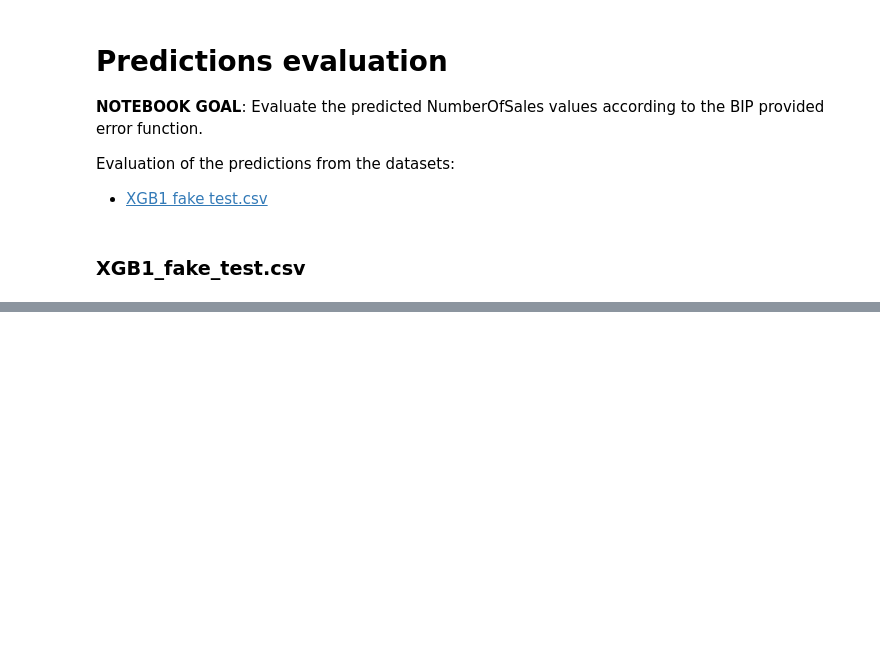
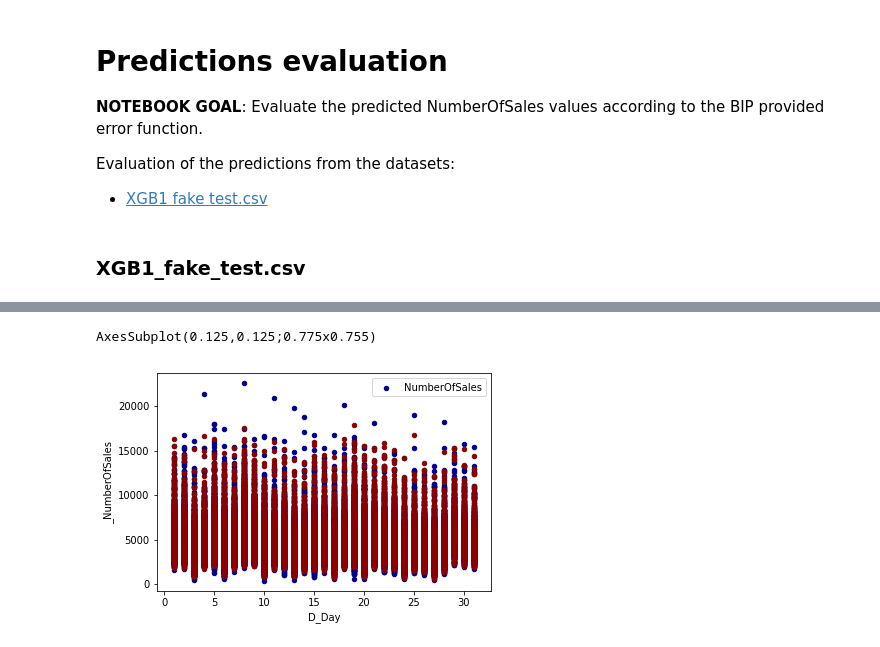
Before and after one commit to mirkomantovani/DMTM-project-BIP, a Jupyter notebook: Predictions_evaluation.ipynb, the cells around one changed output, grey strips where cells are left out. Saved outputs shown, nothing was run; the diff lists cells and outputs as text; code cells hidden in the pictures; blank space fills up the shorter version.

```diff
--- a/Predictions_evaluation.ipynb
+++ b/Predictions_evaluation.ipynb
@@ -25,6 +24,0 @@ XGB1.head()
-# %%
-# rename predicitons column in order to met requirements of get_BIP_error function
-pprint(list(XGB1.columns))
-XGB1['_NumberOfSales'] = XGB1['pred']
-XGB1.drop(['pred'], axis=1)
-XGB1.head()
@@ -60,0 +32,3 @@ BIP total error: 0.10100010471457493
+# %%
+pred_diff = XGB1[['StoreID', 'D_Day', 'NumberOfSales', '_NumberOfSales']]
+pred_diff.head()
@@ -60,0 +42,13 @@ BIP total error: 0.10100010471457493
+# %%
+# pred_diff.plot(x='D_Day', y=['NumberOfSales', '_NumberOfSales'], kind='scatter')
+
+
+ax = pred_diff.plot.scatter(x='D_Day', y='NumberOfSales', color='DarkBlue', label='NumberOfSales');
+
+print(ax)
+pred_diff.plot.scatter(x='D_Day', y='_NumberOfSales', color='DarkRed', label='_NumberOfSales', ax=ax);
+
+# FOLLLOWING GRAPH MUST BE IMPROVED
+# %% [output]
+AxesSubplot(0.125,0.125;0.775x0.755)
+[figure, added]
```
Also changed, not shown: parts of 5 cells of this notebook.
